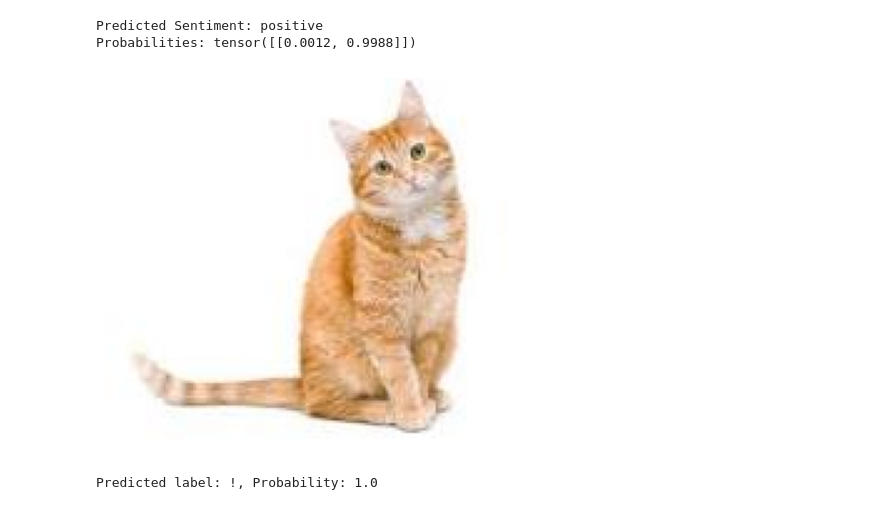
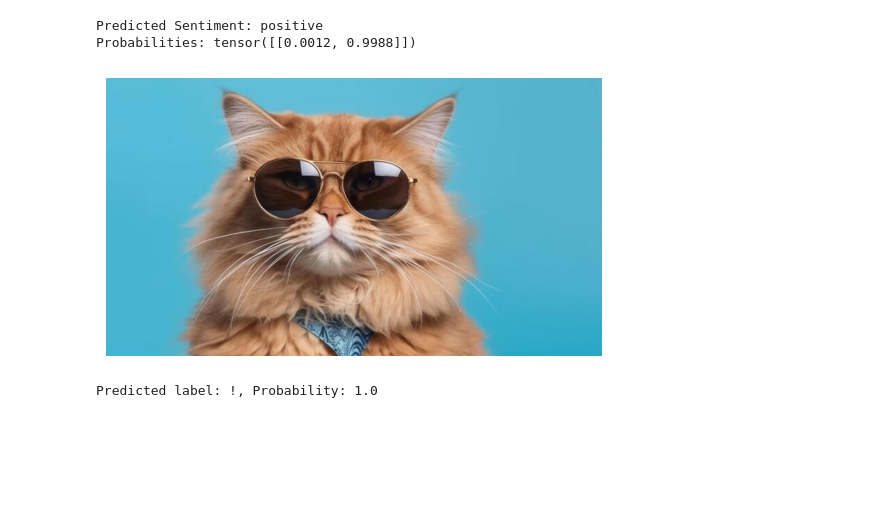
Before and after one commit to Donalizasaji/LAB, a Jupyter notebook: Dona_515_Lab_08.ipynb, the cells around one changed output. Cells and saved outputs as stored; diff of their text form; code cells hidden in the pictures; blank space fills up the shorter version.

```diff
--- a/Dona_515_Lab_08.ipynb
+++ b/Dona_515_Lab_08.ipynb
@@ -77,35 +77,35 @@ def handle_multimodal_inputs(text, image_path, processor, model):
     # Prepare multimodal inputs
     input_ids = inputs['input_ids']
     attention_mask = inputs['attention_mask']
     image_features = inputs['pixel_values']
 
     # Pass the inputs to the CLIP model
     outputs = model(input_ids=input_ids, attention_mask=attention_mask, pixel_values=image_features)
     return outputs, image
 
 # Example text and image path
 text = "a cat"
-image_path = "/content/image.jpeg"  # Replace with the actual image path
+image_path = "/content/cat.jpg"  # actual image path
 
 # Specify the pre-trained CLIP model
 pretrained_model_name = "openai/clip-vit-base-patch16"
 
 # Load the pre-trained CLIP processor and model
 pretrained_processor, pretrained_model = load_pretrained_clip_model_and_processor(pretrained_model_name)
 
 # Handle multimodal inputs using the pre-trained CLIP model
 pretrained_outputs, image = handle_multimodal_inputs(text, image_path, pretrained_processor, pretrained_model)
 
 # Obtain the logits from the model outputs
 logits_per_image = pretrained_outputs.logits_per_image
 probs = logits_per_image.softmax(dim=1)  # Convert logits to probabilities
 
 # Display the input image
 plt.imshow(image)
 plt.axis('off')
 plt.show()
 # %% [output]
-[figure, old version]
+[figure, new version]
 # %%
 
 # Display the text, the predicted label, and the probability
```
